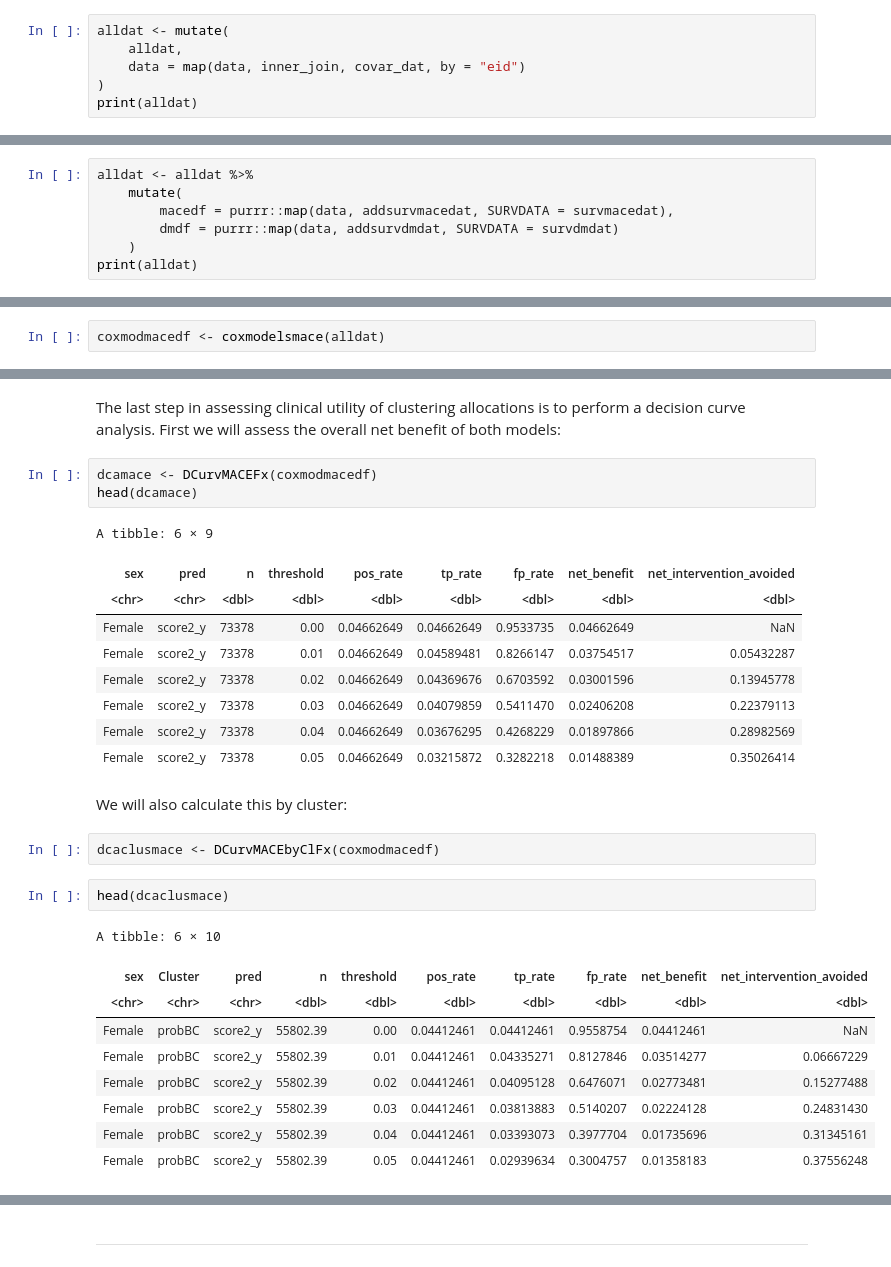
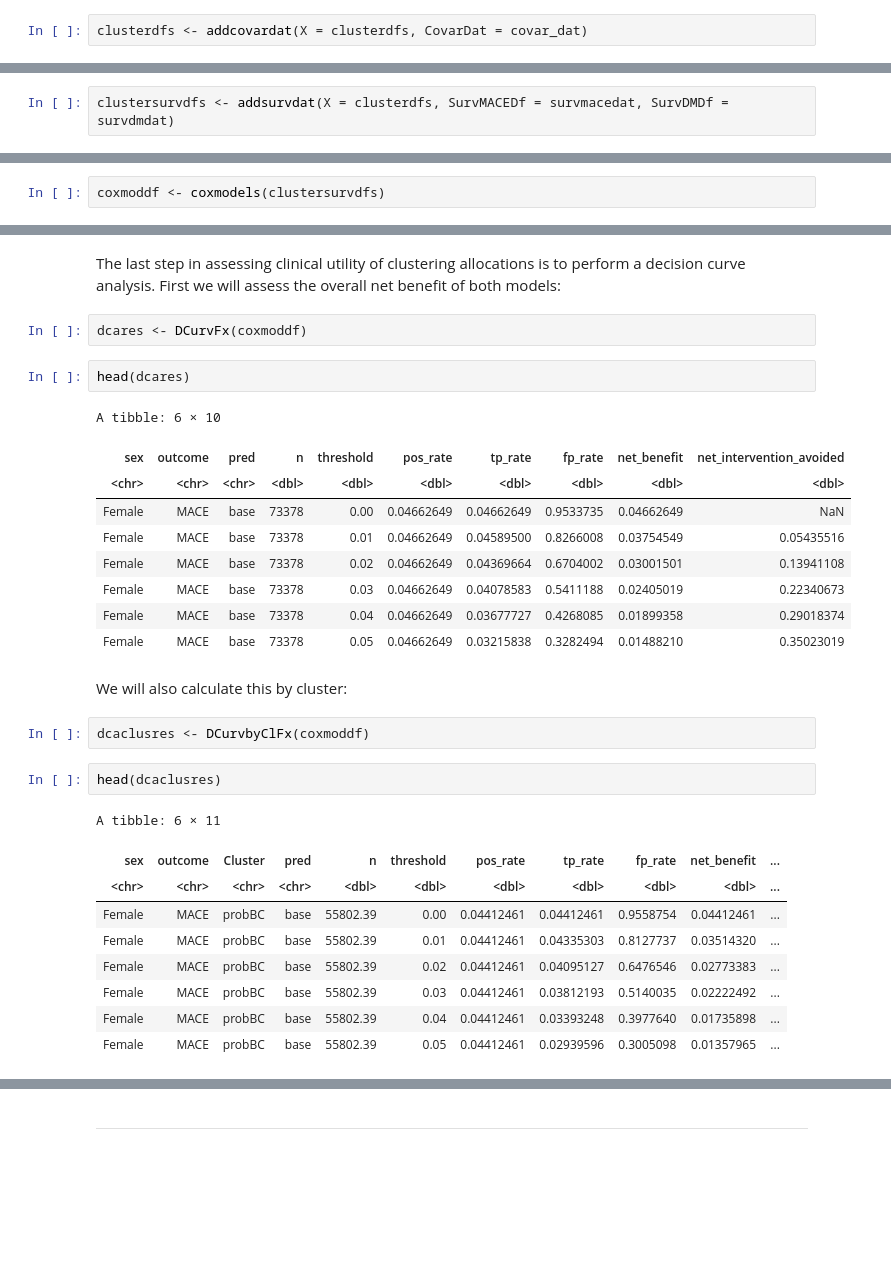
Before and after one commit to danielcoral/SOPHIA_Cross_Sectional, a Jupyter notebook: 03_ValClusOutcomes.ipynb, the cells around one changed output, grey strips where cells are left out. Drawn from its saved outputs; the diff is of its cells as text; blank space fills up the shorter version.

```diff
--- a/03_ValClusOutcomes.ipynb
+++ b/03_ValClusOutcomes.ipynb
@@ -278,8 +265,4 @@ A tibble: 6 × 6
 # %% [markdown]
 To add covariate data to the `alldat` table we will do the following:
 # %%
-alldat <- mutate(
-    alldat,
-    data = map(data, inner_join, covar_dat, by = "eid")
-)
-print(alldat)
+clusterdfs <- addcovardat(X = clusterdfs, CovarDat = covar_dat)
@@ -365,9 +350,4 @@ A tibble: 6 × 6
 # %% [markdown]
 As explained before, since we want to be careful when adding survival data for analysis, we have prepared a function separately for both outcomes, and making sure we exclude individuals who already experience the events under study:
 # %%
-alldat <- alldat %>%
-    mutate(
-        macedf = purrr::map(data, addsurvmacedat, SURVDATA = survmacedat),
-        dmdf = purrr::map(data, addsurvdmdat, SURVDATA = survdmdat)
-    )
-print(alldat)
+clustersurvdfs <- addsurvdat(X = clusterdfs, SurvMACEDf = survmacedat, SurvDMDf = survdmdat)
@@ -410,5 +428,5 @@ To quantify the association of clusters to MACE, as well as its potential contri
 # %% [markdown]
 #### Fitting models
 # %%
-coxmodmacedf <- coxmodelsmace(alldat)
+coxmoddf <- coxmodels(clustersurvdfs)
 # %%
@@ -510,31 +536,32 @@ A tibble: 12 × 3
 # %% [markdown]
 The last step in assessing clinical utility of clustering allocations is to perform a decision curve analysis. First we will assess the overall net benefit of both models:
 # %%
-dcamace <- DCurvMACEFx(coxmodmacedf)
-head(dcamace)
+dcares <- DCurvFx(coxmoddf)
-# %% [output]
-A tibble: 6 × 9
-| sex | pred | n | threshold | pos_rate | tp_rate | fp_rate | net_benefit | net_intervention_avoided |
-| <chr> | <chr> | <dbl> | <dbl> | <dbl> | <dbl> | <dbl> | <dbl> | <dbl> |
-| Female | score2_y | 73378 | 0.00 | 0.04662649 | 0.04662649 | 0.9533735 | 0.04662649 | NaN |
-| Female | score2_y | 73378 | 0.01 | 0.04662649 | 0.04589481 | 0.8266147 | 0.03754517 | 0.05432287 |
-| Female | score2_y | 73378 | 0.02 | 0.04662649 | 0.04369676 | 0.6703592 | 0.03001596 | 0.13945778 |
-| Female | score2_y | 73378 | 0.03 | 0.04662649 | 0.04079859 | 0.5411470 | 0.02406208 | 0.22379113 |
-| Female | score2_y | 73378 | 0.04 | 0.04662649 | 0.03676295 | 0.4268229 | 0.01897866 | 0.28982569 |
-| Female | score2_y | 73378 | 0.05 | 0.04662649 | 0.03215872 | 0.3282218 | 0.01488389 | 0.35026414 |
+# %%
+head(dcares)
+# %% [output]
+A tibble: 6 × 10
+| sex | outcome | pred | n | threshold | pos_rate | tp_rate | fp_rate | net_benefit | net_intervention_avoided |
+| <chr> | <chr> | <chr> | <dbl> | <dbl> | <dbl> | <dbl> | <dbl> | <dbl> | <dbl> |
+| Female | MACE | base | 73378 | 0.00 | 0.04662649 | 0.04662649 | 0.9533735 | 0.04662649 | NaN |
+| Female | MACE | base | 73378 | 0.01 | 0.04662649 | 0.04589500 | 0.8266008 | 0.03754549 | 0.05435516 |
+| Female | MACE | base | 73378 | 0.02 | 0.04662649 | 0.04369664 | 0.6704002 | 0.03001501 | 0.13941108 |
+| Female | MACE | base | 73378 | 0.03 | 0.04662649 | 0.04078583 | 0.5411188 | 0.02405019 | 0.22340673 |
+| Female | MACE | base | 73378 | 0.04 | 0.04662649 | 0.03677727 | 0.4268085 | 0.01899358 | 0.29018374 |
+| Female | MACE | base | 73378 | 0.05 | 0.04662649 | 0.03215838 | 0.3282494 | 0.01488210 | 0.35023019 |
 # %% [markdown]
 We will also calculate this by cluster:
 # %%
-dcaclusmace <- DCurvMACEbyClFx(coxmodmacedf)
+dcaclusres <- DCurvbyClFx(coxmoddf)
 # %%
-head(dcaclusmace)
+head(dcaclusres)
 # %% [output]
-A tibble: 6 × 10
+A tibble: 6 × 11
-| sex | Cluster | pred | n | threshold | pos_rate | tp_rate | fp_rate | net_benefit | net_intervention_avoided |
-| <chr> | <chr> | <chr> | <dbl> | <dbl> | <dbl> | <dbl> | <dbl> | <dbl> | <dbl> |
-| Female | probBC | score2_y | 55802.39 | 0.00 | 0.04412461 | 0.04412461 | 0.9558754 | 0.04412461 | NaN |
-| Female | probBC | score2_y | 55802.39 | 0.01 | 0.04412461 | 0.04335271 | 0.8127846 | 0.03514277 | 0.06667229 |
-| Female | probBC | score2_y | 55802.39 | 0.02 | 0.04412461 | 0.04095128 | 0.6476071 | 0.02773481 | 0.15277488 |
-| Female | probBC | score2_y | 55802.39 | 0.03 | 0.04412461 | 0.03813883 | 0.5140207 | 0.02224128 | 0.24831430 |
-| Female | probBC | score2_y | 55802.39 | 0.04 | 0.04412461 | 0.03393073 | 0.3977704 | 0.01735696 | 0.31345161 |
-| Female | probBC | score2_y | 55802.39 | 0.05 | 0.04412461 | 0.02939634 | 0.3004757 | 0.01358183 | 0.37556248 |
+| sex | outcome | Cluster | pred | n | threshold | pos_rate | tp_rate | fp_rate | net_benefit | ... |
+| <chr> | <chr> | <chr> | <chr> | <dbl> | <dbl> | <dbl> | <dbl> | <dbl> | <dbl> | ... |
+| Female | MACE | probBC | base | 55802.39 | 0.00 | 0.04412461 | 0.04412461 | 0.9558754 | 0.04412461 | ... |
+| Female | MACE | probBC | base | 55802.39 | 0.01 | 0.04412461 | 0.04335303 | 0.8127737 | 0.03514320 | ... |
+| Female | MACE | probBC | base | 55802.39 | 0.02 | 0.04412461 | 0.04095127 | 0.6476546 | 0.02773383 | ... |
+| Female | MACE | probBC | base | 55802.39 | 0.03 | 0.04412461 | 0.03812193 | 0.5140035 | 0.02222492 | ... |
+| Female | MACE | probBC | base | 55802.39 | 0.04 | 0.04412461 | 0.03393248 | 0.3977640 | 0.01735898 | ... |
+| Female | MACE | probBC | base | 55802.39 | 0.05 | 0.04412461 | 0.02939596 | 0.3005098 | 0.01357965 | ... |
```
Also changed, not shown: parts of 82 cells of this notebook, 4 other files.
